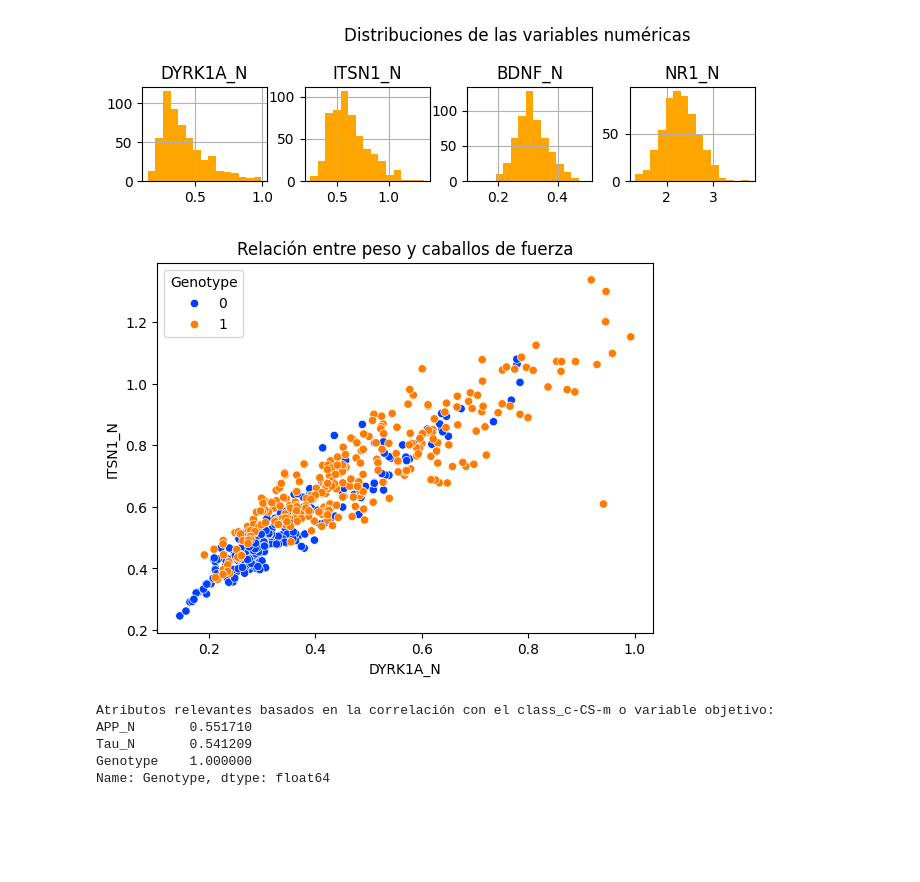
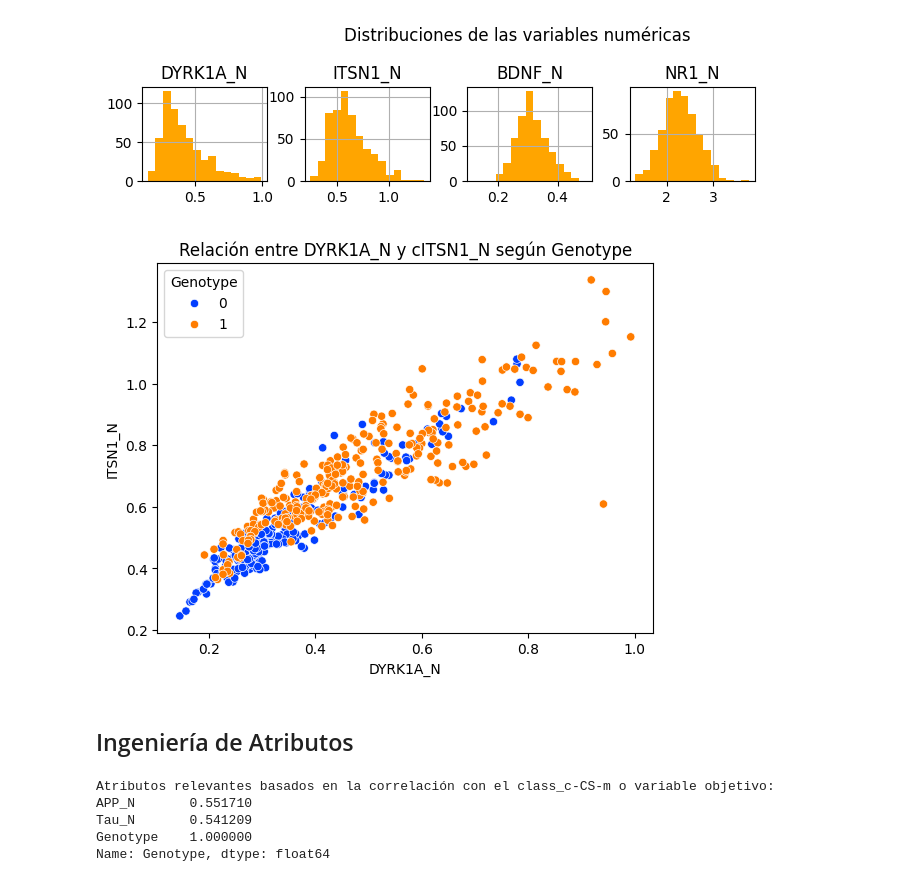
Before and after one commit to sonoAESS/Estudio-Inteligencia-Artificial, a Jupyter notebook: Machine Learning Escuela/Cuaderno Bioinformática/mousesCortex.ipynb, the cells around one changed output. Cells and saved outputs as stored; diff of their text form; code cells hidden in the pictures; blank space fills up the shorter version.

```diff
--- a/Machine Learning Escuela/Cuaderno Bioinformática/mousesCortex.ipynb
+++ b/Machine Learning Escuela/Cuaderno Bioinformática/mousesCortex.ipynb
@@ -196,12 +221,14 @@ plt.show()
 # %% [output]
 [figure]
 # %%
-# Scatter plot para ver la relación entre weight y horsepower
+# Scatter plot para ver la relación entre DYRK1A_N y ITSN1_N
 sns.scatterplot(x='DYRK1A_N', y='ITSN1_N', hue='Genotype', data=df, palette='bright')
-plt.title('Relación entre peso y caballos de fuerza')
+plt.title('Relación entre DYRK1A_N y cITSN1_N según Genotype')
 plt.show()
 # %% [output]
-[figure, old version]
+[figure, new version]
+# %% [markdown]
+## Ingeniería de Atributos
 # %%
 # Aplicar seleccion según correlación
 
```
Also changed, not shown: parts of 23 cells of this notebook.
